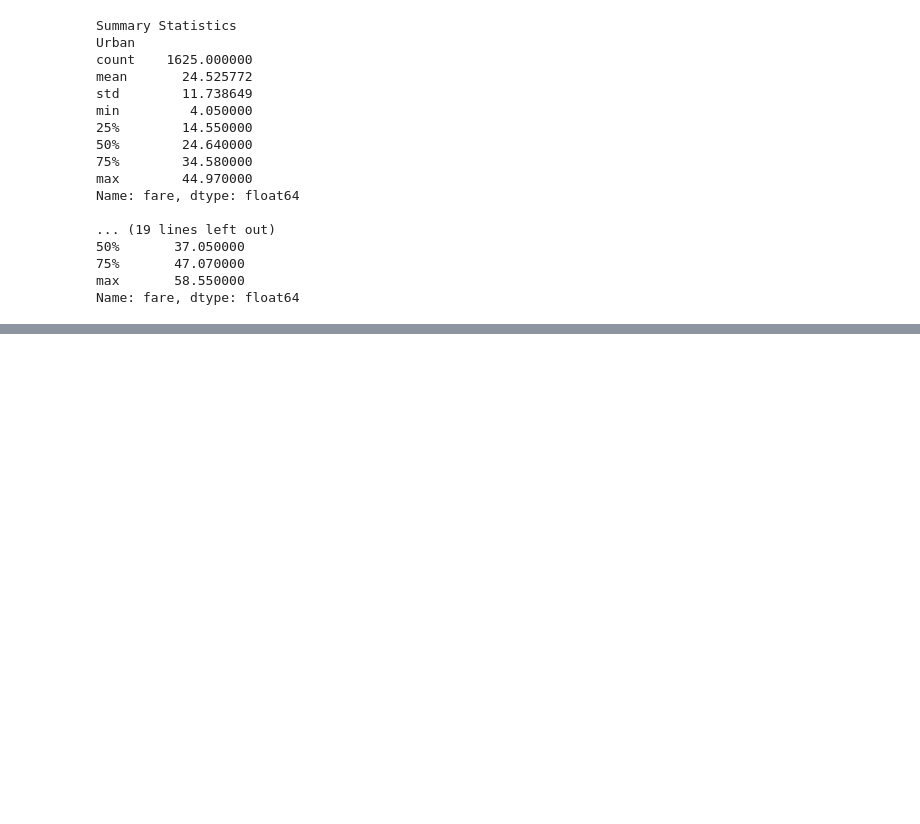
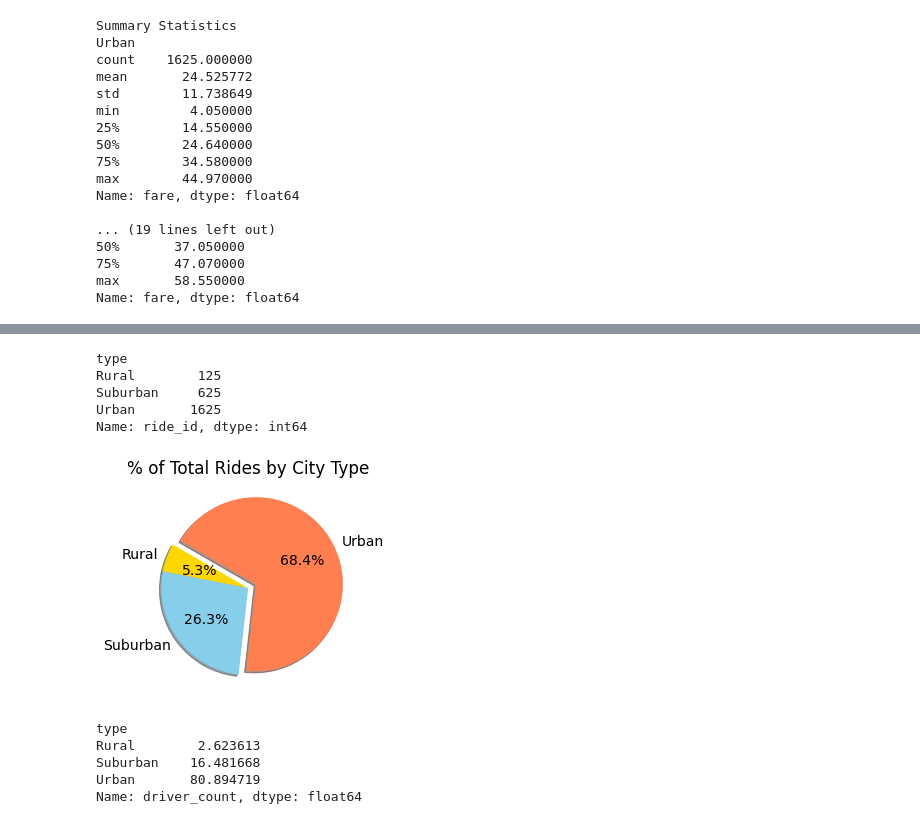
Before and after one commit to jhd1013/rideshare-analysis, a Jupyter notebook: PyBer.ipynb, the cells around one changed output, grey strips where cells are left out. Drawn from its saved outputs; the diff is of its cells as text; code cells hidden in the pictures; blank space fills up the shorter version.

Commit message:
Added pie charts for driver and ride count data (module 5.7.3)

```diff
--- a/PyBer.ipynb
+++ b/PyBer.ipynb
@@ -516,0 +517,41 @@ plt.show()
+# %%
+# Calculate the total rides by city type
+ride_counts_by_type = pyber_data_df.groupby('type').count()['ride_id']
+# %% [output]
+type
+Rural        125
+Suburban     625
+Urban       1625
+Name: ride_id, dtype: int64
+# %%
+# Create a pie chart
+pie_colors = ['gold', 'skyblue', 'coral']
+plt.pie(ride_counts_by_type,
+        labels=ride_counts_by_type.index.values,
+        autopct='%.1f%%',
+        shadow=True,
+        startangle=150,
+        explode=[0, 0, 0.1],
+        colors=pie_colors)
+plt.title("% of Total Rides by City Type")
+# Change the matplotlib default fontsize.  This is the only way
+# to change the fontsize for pie charts
+mpl.rcParams['font.size'] = 14
+
+#Save & show the figure
+plt.savefig("analysis/Fig6.png")
+plt.show()
+# %% [output]
+[figure, added]
+# %%
+# Calculate the total number of drivers by city type
+driver_counts_by_type = city_data_df.groupby('type').sum()['driver_count']
+# Calculate the percentage of drivers for each city type.
+driver_percents = 100 * city_data_df.groupby(["type"]).sum()["driver_count"] / city_data_df["driver_count"].sum()
+driver_percents
+# %% [output]
+type
+Rural        2.623613
+Suburban    16.481668
+Urban       80.894719
+Name: driver_count, dtype: float64
```
Also changed, not shown: parts of 21 cells of this notebook.
